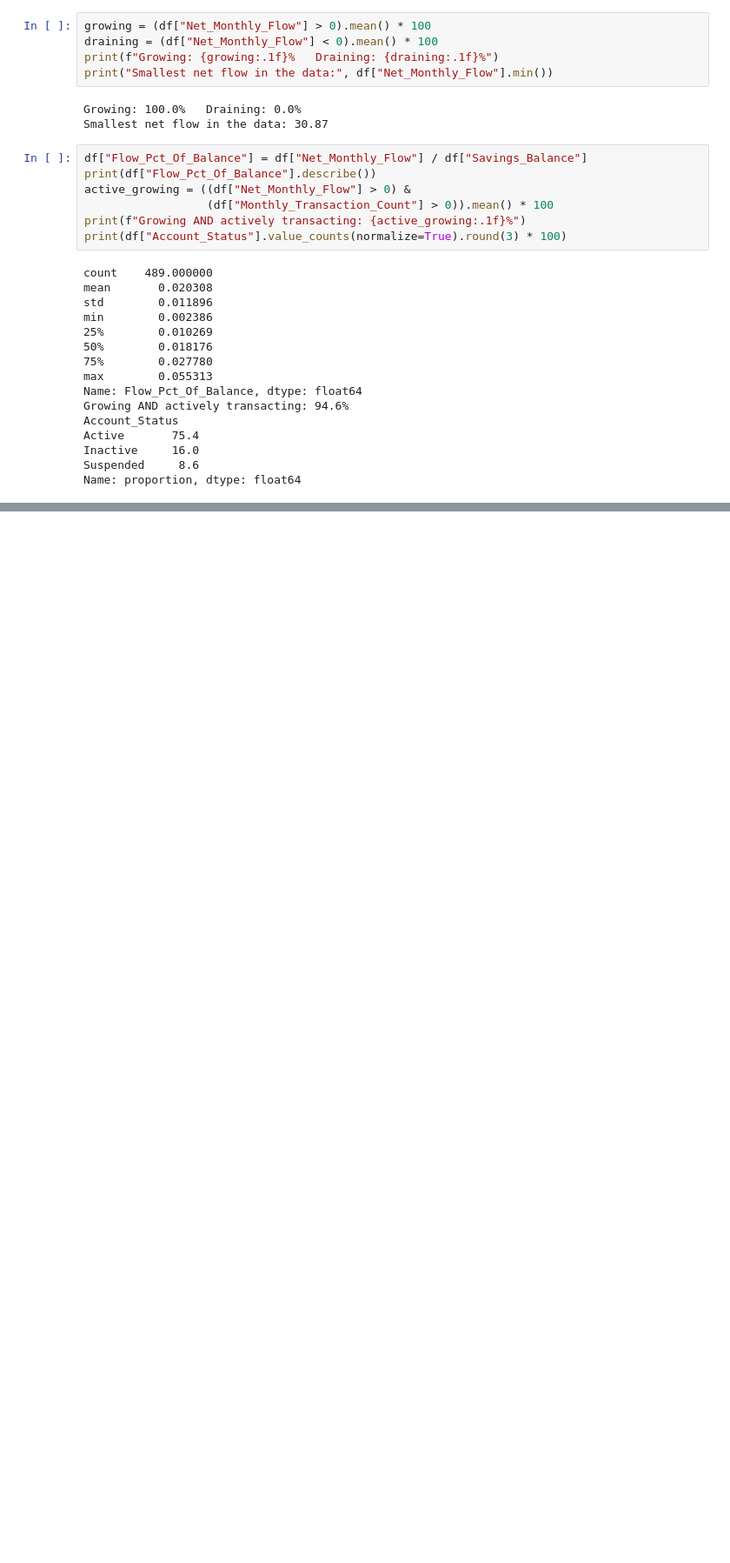
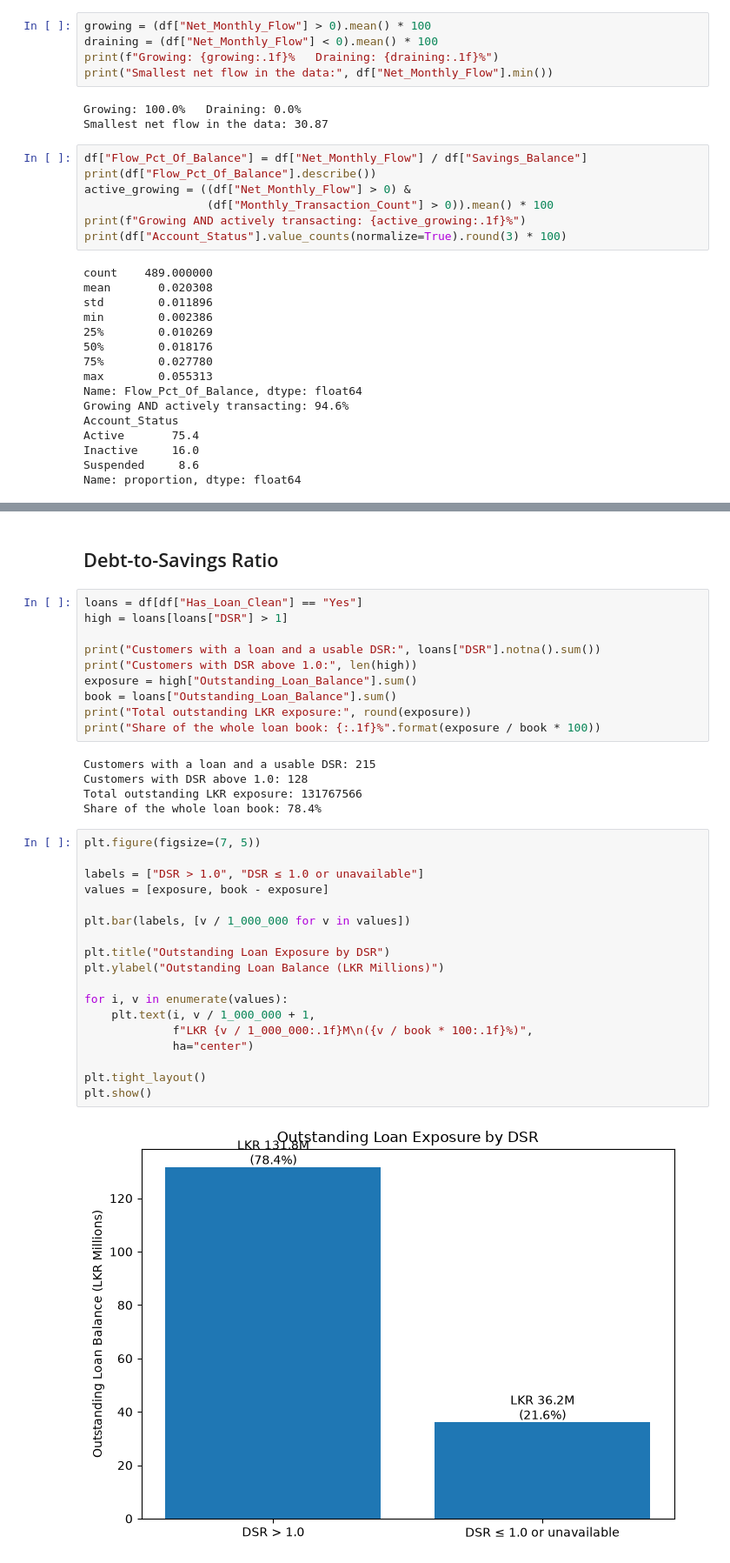
Before and after one commit to RyanAdrianRavikumar/default_loan_analysis, a Jupyter notebook: FinSight_Lanka_Analysis/Ryan_Ravikumar_FinSightAssessment_Workings.ipynb, the cells around one changed output, grey strips where cells are left out. Shown at 87% size. Cells and saved outputs as stored; diff of their text form; blank space fills up the shorter version.

```diff
--- a/FinSight_Lanka_Analysis/Ryan_Ravikumar_FinSightAssessment_Workings.ipynb
+++ b/FinSight_Lanka_Analysis/Ryan_Ravikumar_FinSightAssessment_Workings.ipynb
@@ -874,0 +952,37 @@ Name: proportion, dtype: float64
+# %% [markdown]
+##  Debt-to-Savings Ratio
+# %%
+loans = df[df["Has_Loan_Clean"] == "Yes"]
+high = loans[loans["DSR"] > 1]
+
+print("Customers with a loan and a usable DSR:", loans["DSR"].notna().sum())
+print("Customers with DSR above 1.0:", len(high))
+exposure = high["Outstanding_Loan_Balance"].sum()
+book = loans["Outstanding_Loan_Balance"].sum()
+print("Total outstanding LKR exposure:", round(exposure))
+print("Share of the whole loan book: {:.1f}%".format(exposure / book * 100))
+# %% [output]
+Customers with a loan and a usable DSR: 215
+Customers with DSR above 1.0: 128
+Total outstanding LKR exposure: 131767566
+Share of the whole loan book: 78.4%
+# %%
+plt.figure(figsize=(7, 5))
+
+labels = ["DSR > 1.0", "DSR ≤ 1.0 or unavailable"]
+values = [exposure, book - exposure]
+
+plt.bar(labels, [v / 1_000_000 for v in values])
+
+plt.title("Outstanding Loan Exposure by DSR")
+plt.ylabel("Outstanding Loan Balance (LKR Millions)")
+
+for i, v in enumerate(values):
+    plt.text(i, v / 1_000_000 + 1,
+             f"LKR {v / 1_000_000:.1f}M\n({v / book * 100:.1f}%)",
+             ha="center")
+
+plt.tight_layout()
+plt.show()
+# %% [output]
+[figure, added]
```
Also changed, not shown: parts of 65 cells of this notebook, 3 other files.
